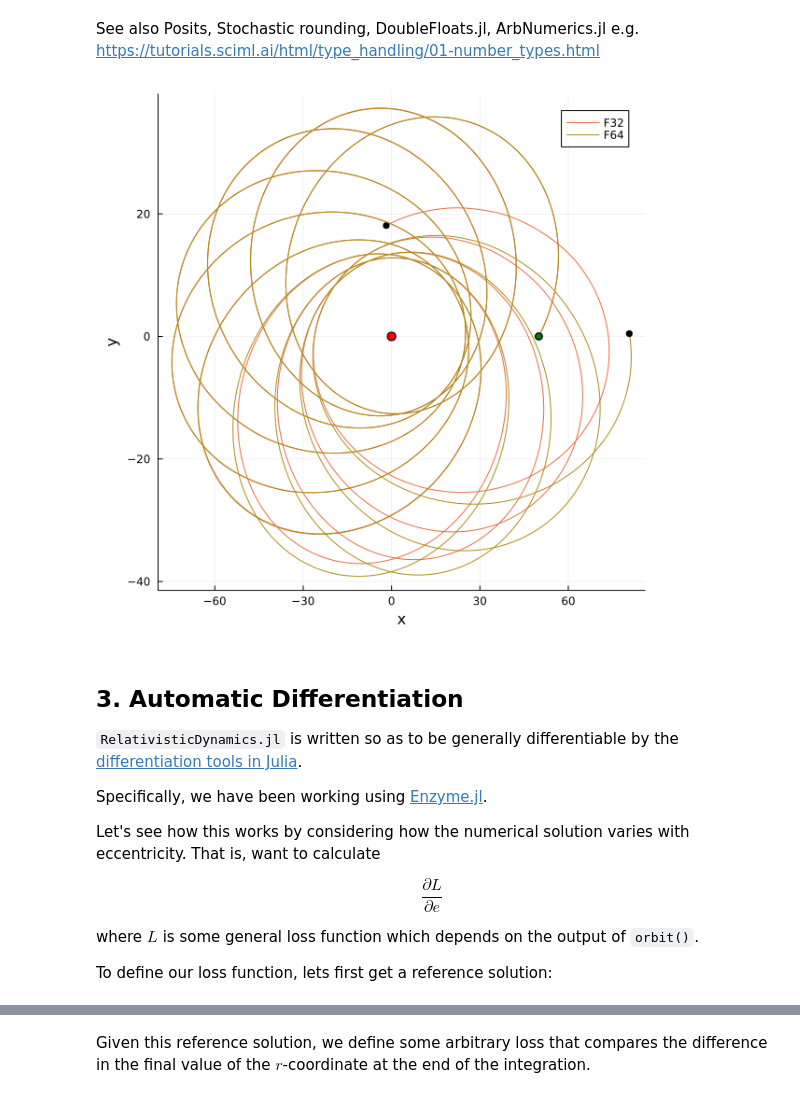
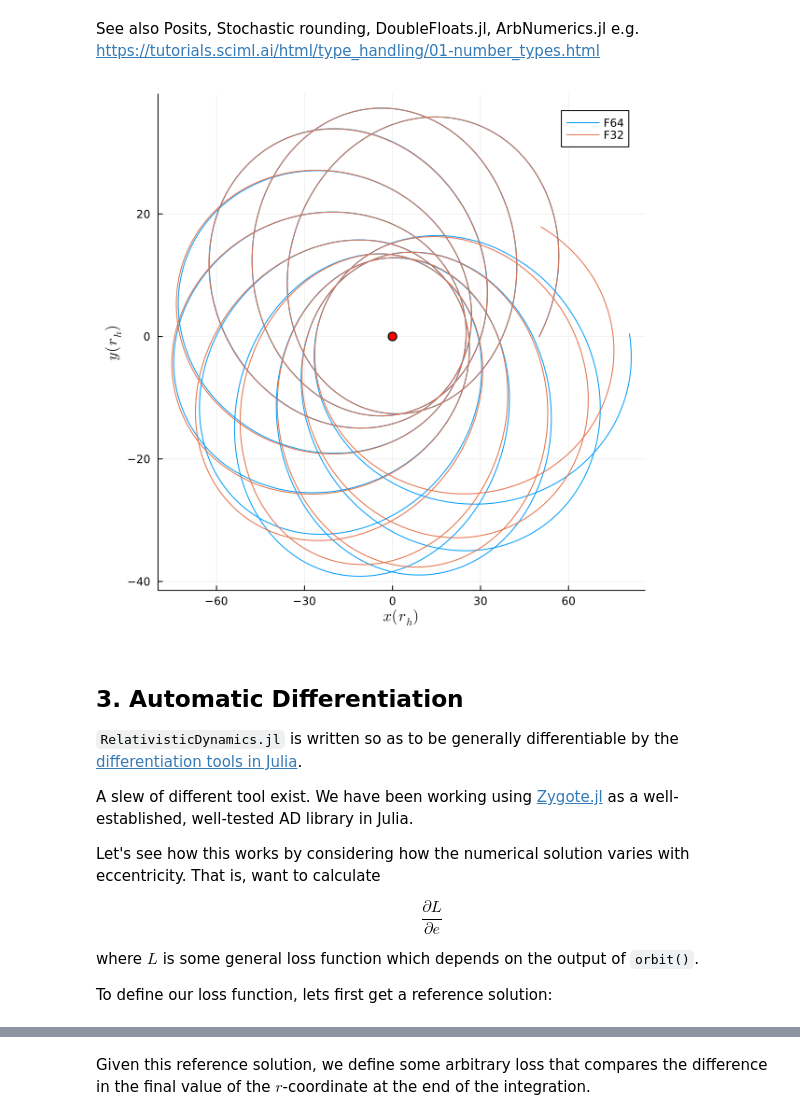
Before and after one commit to tomkimpson/RelativisticDynamics.jl, a Jupyter notebook: notebooks/demo.ipynb, the cells around one changed output, grey strips where cells are left out. Drawn from its saved outputs; the diff is of its cells as text; code cells hidden in the pictures.

Commit message:
zygote mwe, to clean up

```diff
--- a/notebooks/demo.ipynb
+++ b/notebooks/demo.ipynb
@@ -145,53 +32,17 @@ UndefVarError: UndefVarError: orbit not defined
 # %% [markdown]
 See also Posits, Stochastic rounding, DoubleFloats.jl, ArbNumerics.jl e.g. https://tutorials.sciml.ai/html/type_handling/01-number_types.html
-# %%
-using Plots
-import Parameters: @unpack
-@unpack a = modelF64.parameters    #Get the BH spin parameter
-
-#Interpolate to higher resolution for smooth plotting
-interpolation_factor = 10
-
-Tend = min(last(solutionF64.t),last(solutionF32.t))
-len = length(solutionF64.t)*interpolation_factor
-
-Tspan = range(first(solutionF64.t),Tend,length=len)
-p64  = solutionF64(Tspan)
-p32  = solutionF32(Tspan)
-
-xBH = 0:0; yBH = 0:0
-plt = scatter(xBH, yBH,markercolor="red",markersize=5,size = (600, 600),xlabel='x', ylabel='y',label="")
-
-labels = ["F32", "F64"]
-i = 1
-for p in [p32,p64]
-
-    r = p[2,:]
-    θ = p[3,:]
-    ϕ = p[4,:]
-
-    # Boyer lindquist to Cartesian
-    w = sqrt.(r.^2 .+ a^2)
-    x = w .* sin.(θ) .* cos.(ϕ)
-    y = w .* sin.(θ) .* sin.(ϕ)
-    z = r .* cos.(θ)
-
-
-    plt = plot!(x,y,label=labels[i])
-    plt = scatter!(first(x):first(x), first(y):first(y),markercolor = "green",label="") # The start point
-    plt = scatter!(last(x):last(x), last(y):last(y),markercolor = "black",label="")     #The end point
-    i+=1
-
-end
-display(plt)
-# %% [output]
-[figure, removed]
+# %%
+plt = plot(solutionF64,modelF64.constants.a,label="F64")
+plt = plot!(solutionF32,modelF32.constants.a,linecolor=2,label="F32",legend=true)
+plt = scatter!(0:0, 0:0,markercolor="red",markersize=5,label="")
+# %% [output]
+[figure, added]
 # %% [markdown]
 ## 3. Automatic Differentiation
 
 `RelativisticDynamics.jl` is written so as to be generally differentiable by the [differentiation tools in Julia](https://juliadiff.org/).
 
-Specifically, we have been working using [Enzyme.jl](https://github.com/EnzymeAD/Enzyme.jl).
+A slew of different tool exist. We have been working using [Zygote.jl](https://github.com/FluxML/Zygote.jl) as a well-established, well-tested AD library in Julia.
 
 Let's see how this works by considering how the numerical solution varies with eccentricity. That is, want to calculate
 
```
Also changed, not shown: parts of 27 cells of this notebook, 8 other files.
